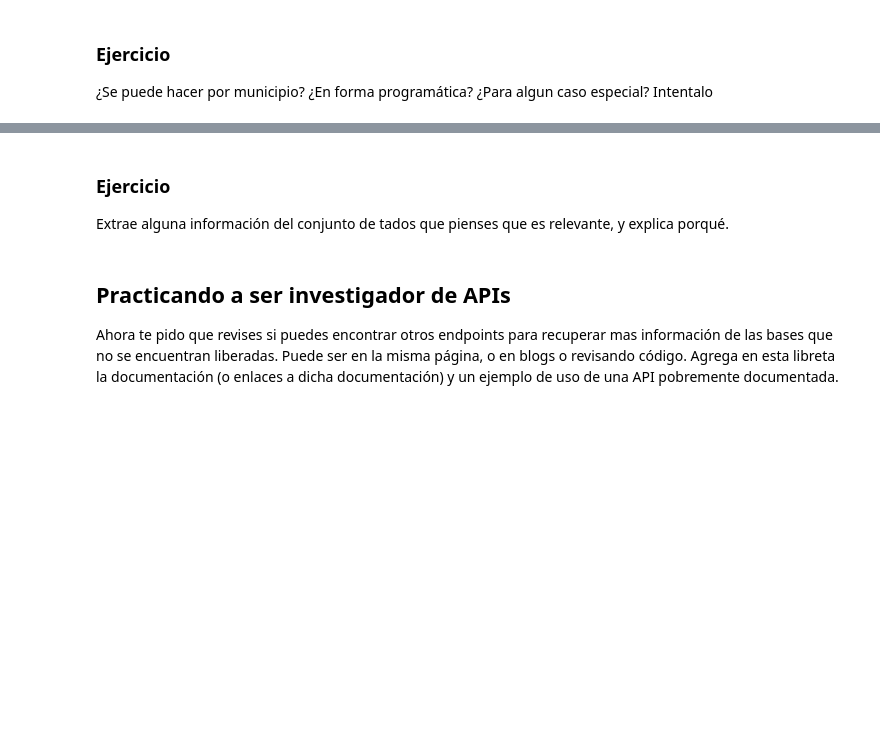
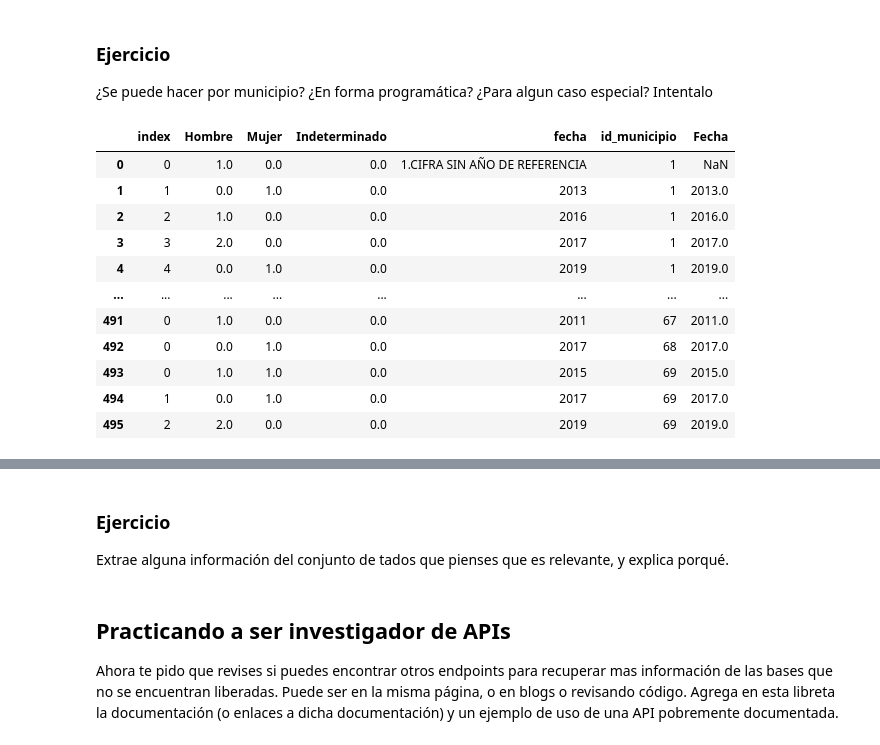
Before and after one commit to LFer-MM/mcd, a Jupyter notebook: feature_engineering/undoc_api_lfmm.ipynb, the cells around one changed output, grey strips where cells are left out. Drawn from its saved outputs; the diff is of its cells as text; code cells hidden in the pictures; blank space fills up the shorter version.

```diff
--- a/feature_engineering/undoc_api_lfmm.ipynb
+++ b/feature_engineering/undoc_api_lfmm.ipynb
@@ -331,6 +331,7 @@ por_colonia
 
 ¿Como podemos sacar lo que pasa en todo el estado, por municipios y por colonias? Intentalo.
 # %%
+from re import TEMPLATE
 TARGET_URL = API_HOST + API_SOCIODEOGRAFICOS_ROOT + "BarChartSexoColonia"
 
 DATA = {
@@ -367,15 +368,18 @@ DATA = {
   "esONG":"",
 }
 
+result_df = pd.DataFrame()
+
 for municipio_id_int in range(1,70):
   DATA["idMunicipio"] = municipio_id_int
   r = main_session.post(TARGET_URL, json = DATA)
   res = r.json()
-  print(res)
-#datos = {serie['name']: serie['data'] for serie in res['Series']}
-#datos['Colonia'] = res['XAxisCategories']
-#por_colonia = pd.DataFrame(datos)
-#por_colonia.index = por_colonia.Colonia
+  datos = {serie['name']: serie['data'] for serie in res['Series']}
+  datos['colonia'] = res['XAxisCategories']
+  datos['id_municipio'] = municipio_id_int
+  tmp = pd.DataFrame(datos)
+  result_df = pd.concat([result_df, tmp], axis=0)
 
-#por_colonia
+result_df = result_df.reset_index()
+result_df
 # %% [output]
@@ -474,3 +474,68 @@ por_fecha
 ### Ejercicio
 
 ¿Se puede hacer por municipio? ¿En forma programática? ¿Para algun caso especial? Intentalo
+# %%
+TARGET_URL = API_HOST + API_SOCIODEOGRAFICOS_ROOT + "AreaChartSexoAnio"
+
+DATA = {
+  "titulo":"PERSONAS DESAPARECIDAS, NO LOCALIZADAS Y LOCALIZADAS",
+  "subtitulo":"POR AÑO EN EL ESTADO DE SONORA",
+  "idEstado":"26",
+  "idMunicipio":"0",
+  "idColonia":"0",
+  "edadInicio":"",
+  "edadFin":"",
+  "mostrarEdadNula":"0",
+  "idHipotesisNoLocalizacion":"0",
+  "idDelito":"0",
+  "idEstatusVictima":"0",
+  "fechaInicio":"",
+  "fechaFin":"",
+  "mostrarFechaNula":"0",
+  "idNacionalidad":"0",
+  "idHipotesis":"",
+  "idMedioConocimiento":"",
+  "idCircunstancia":"",
+  "idEtnia":"0",
+  "idLengua":"0",
+  "idReligion":"",
+  "tieneDiscapacidad":"",
+  "idTipoDiscapacidad":"0",
+  "esMigrante":"",
+  "idEstatusMigratorio":"0",
+  "esLgbttti":"",
+  "esServidorPublico":"",
+  "esDefensorDH":"",
+  "esPeriodista":"",
+  "esSindicalista":"",
+  "esONG":"",
+}
+
+por_fecha = pd.DataFrame()
+
+for municipio_id_int in range(1,70):
+  DATA["idMunicipio"] = municipio_id_int
+  r = main_session.post(TARGET_URL, json = DATA)
+  res = r.json()
+  datos = {serie['name']: serie['data'] for serie in res['Series']}
+  datos['fecha'] = res['XAxisCategories']
+  datos['id_municipio'] = municipio_id_int
+  tmp = pd.DataFrame(datos)
+  tmp['Fecha'] = pd.to_numeric(tmp.fecha, errors='coerce')
+  por_fecha = pd.concat([por_fecha, tmp], axis=0)
+
+por_fecha = por_fecha.reset_index()
+por_fecha
+# %% [output]
+|  | index | Hombre | Mujer | Indeterminado | fecha | id_municipio | Fecha |
+| 0 | 0 | 1.0 | 0.0 | 0.0 | 1.CIFRA SIN AÑO DE REFERENCIA | 1 | NaN |
+| 1 | 1 | 0.0 | 1.0 | 0.0 | 2013 | 1 | 2013.0 |
+| 2 | 2 | 1.0 | 0.0 | 0.0 | 2016 | 1 | 2016.0 |
+| 3 | 3 | 2.0 | 0.0 | 0.0 | 2017 | 1 | 2017.0 |
+| 4 | 4 | 0.0 | 1.0 | 0.0 | 2019 | 1 | 2019.0 |
+| ... | ... | ... | ... | ... | ... | ... | ... |
+| 491 | 0 | 1.0 | 0.0 | 0.0 | 2011 | 67 | 2011.0 |
+| 492 | 0 | 0.0 | 1.0 | 0.0 | 2017 | 68 | 2017.0 |
+| 493 | 0 | 1.0 | 1.0 | 0.0 | 2015 | 69 | 2015.0 |
+| 494 | 1 | 0.0 | 1.0 | 0.0 | 2017 | 69 | 2017.0 |
+| 495 | 2 | 2.0 | 0.0 | 0.0 | 2019 | 69 | 2019.0 |
```
Also changed, not shown: parts of 6 cells of this notebook.
